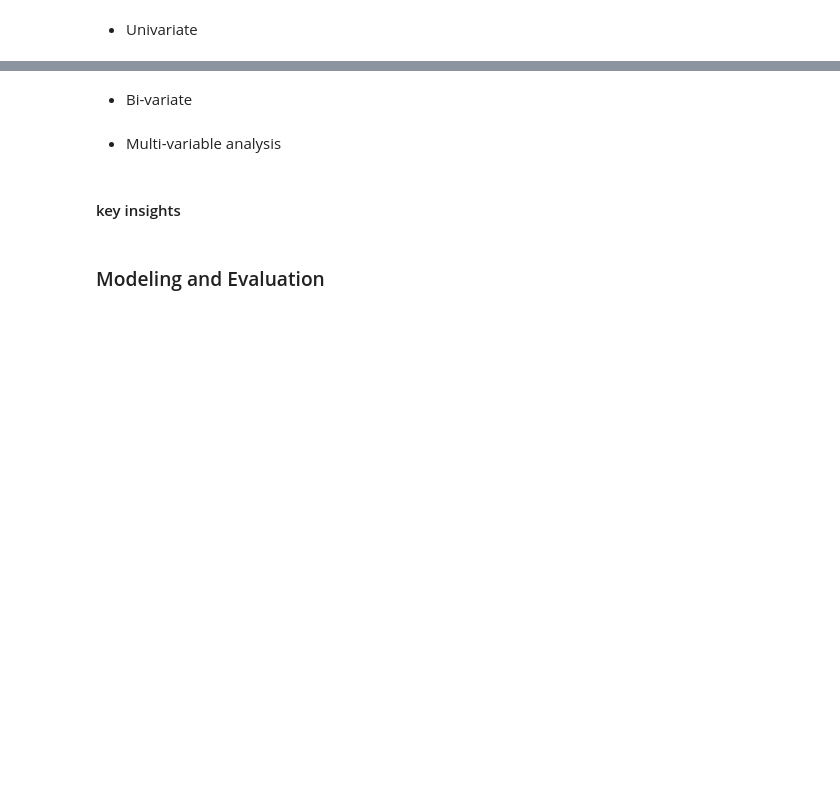
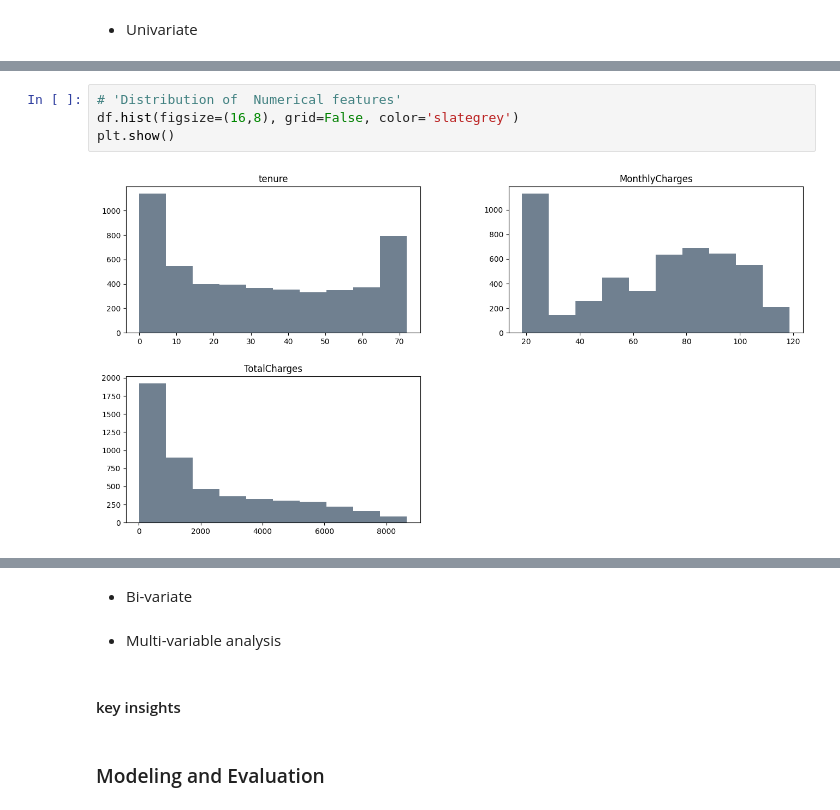
Before and after one commit to DelphinKdl/customer-churn-prediction, a Jupyter notebook: notobooks/main.ipynb, the cells around one changed output, grey strips where cells are left out. Saved outputs shown, nothing was run; the diff lists cells and outputs as text; blank space fills up the shorter version.

```diff
--- a/notobooks/main.ipynb
+++ b/notobooks/main.ipynb
@@ -534,0 +581,6 @@ array([[<Axes: title={'center': 'tenure'}>,
+# %%
+# 'Distribution of  Numerical features'
+df.hist(figsize=(16,8), grid=False, color='slategrey')
+plt.show()
+# %% [output]
+[figure, added]
```
Also changed, not shown: parts of 8 cells of this notebook.
